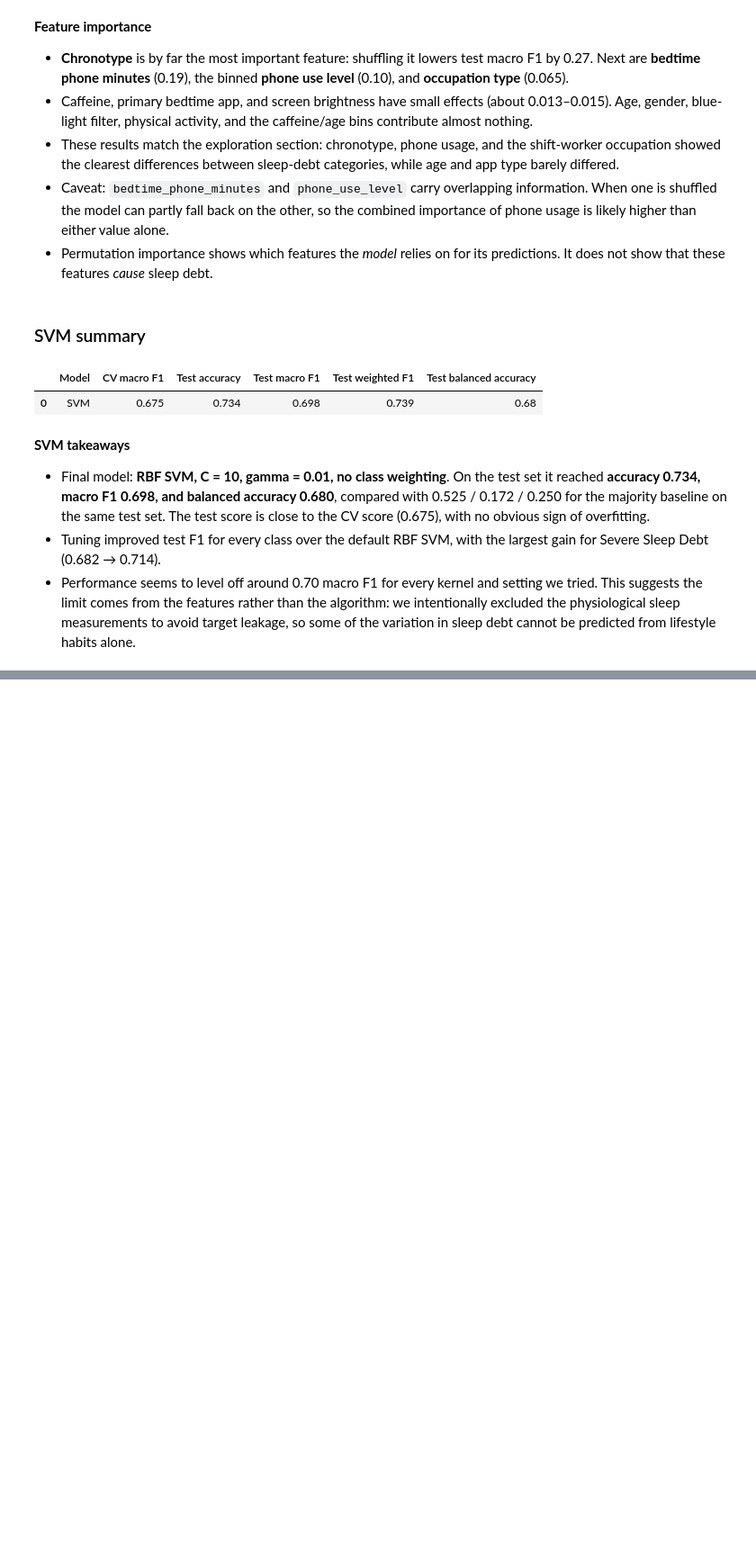
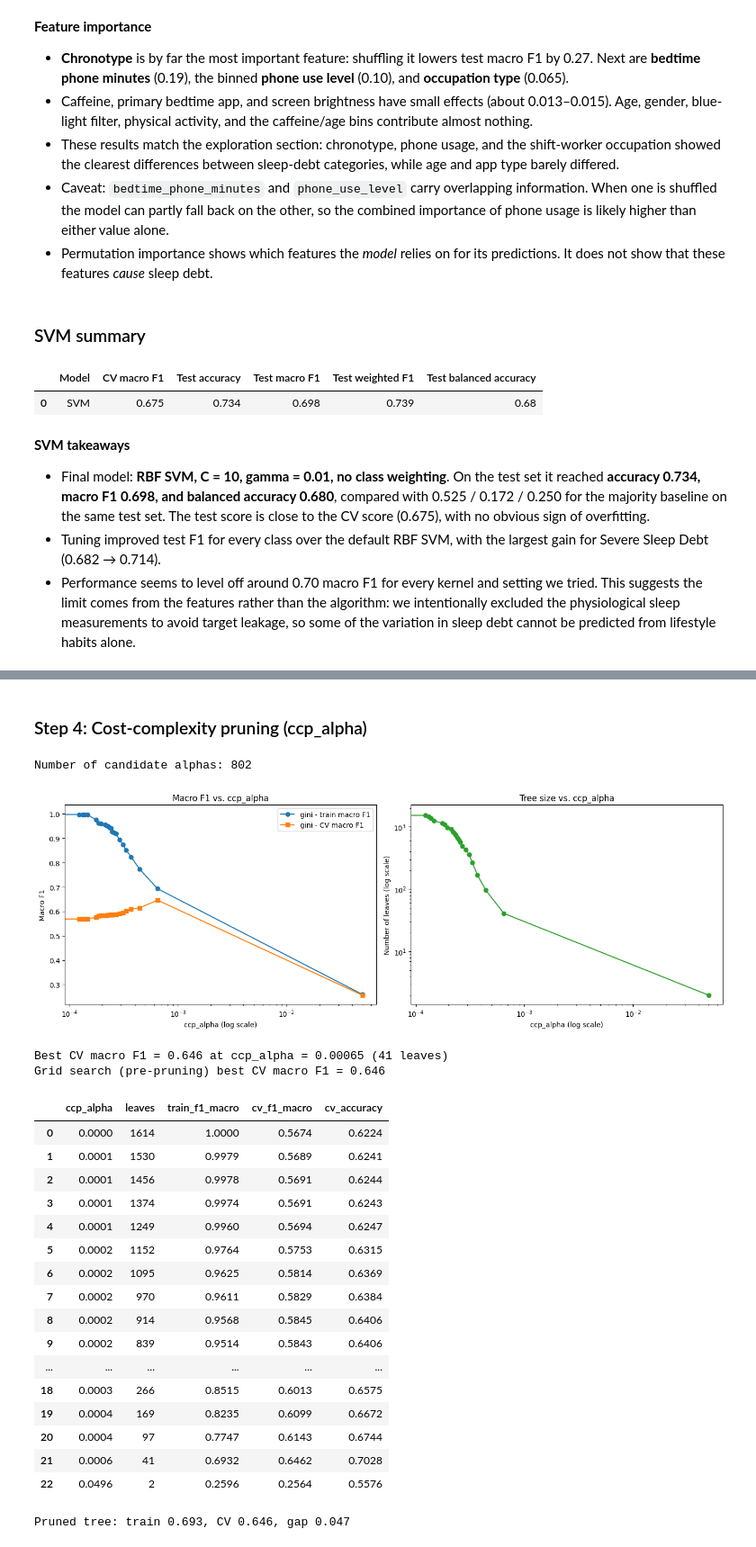
Before and after one commit to amandarinle/ML-SleepDebt-Project, a Jupyter notebook: sleep_debt_project.ipynb, the cells around one changed output, grey strips where cells are left out. Shown at 90% size. Cells and saved outputs as stored; diff of their text form; code cells hidden in the pictures; blank space fills up the shorter version.

```diff
--- a/sleep_debt_project.ipynb
+++ b/sleep_debt_project.ipynb
@@ -1493,0 +1758,78 @@ display(pd.DataFrame([svm_test_results]).drop(columns="Best params").round(3))
+# %% [markdown]
+### Step 4: Cost-complexity pruning (ccp_alpha)
+# %%
+# get candidate alphas from the pruning path of a fully grown tree
+X_train_t = preprocessor.fit_transform(X_train)
+path = DecisionTreeClassifier(criterion="gini", random_state=42).cost_complexity_pruning_path(X_train_t, y_train)
+alphas = path.ccp_alphas[:-1]          # last alpha prunes the tree down to the root
+print("Number of candidate alphas:", len(alphas))
+
+# the path can have hundreds of alphas, so test ~25 spread across it
+candidate_alphas = np.unique(np.quantile(alphas, np.linspace(0, 1, 25)))
+
+ccp_results = []
+for a in candidate_alphas:
+    model = make_tree(criterion="gini", ccp_alpha=a)
+    scores = cross_validate(model, X_train, y_train, cv=cv, scoring=scoring,
+                            return_train_score=True, n_jobs=-1)
+    n_leaves = model.fit(X_train, y_train).named_steps["tree"].get_n_leaves()
+    ccp_results.append({
+        "ccp_alpha": a,
+        "leaves": n_leaves,
+        "train_f1_macro": scores["train_f1_macro"].mean(),
+        "cv_f1_macro": scores["test_f1_macro"].mean(),
+        "cv_accuracy": scores["test_accuracy"].mean(),
+    })
+
+ccp_df = pd.DataFrame(ccp_results)
+
+fig, axes = plt.subplots(1, 2, figsize=(14, 5))
+axes[0].plot(ccp_df["ccp_alpha"], ccp_df["train_f1_macro"], marker="o", label="gini - train macro F1")
+axes[0].plot(ccp_df["ccp_alpha"], ccp_df["cv_f1_macro"], marker="s", label="gini - CV macro F1")
+axes[0].set_xscale("log")
+axes[0].set_title("Macro F1 vs. ccp_alpha")
+axes[0].set_xlabel("ccp_alpha (log scale)")
+axes[0].set_ylabel("Macro F1")
+axes[0].legend()
+
+axes[1].plot(ccp_df["ccp_alpha"], ccp_df["leaves"], marker="o", color="tab:green")
+axes[1].set_xscale("log")
+axes[1].set_yscale("log")
+axes[1].set_title("Tree size vs. ccp_alpha")
+axes[1].set_xlabel("ccp_alpha (log scale)")
+axes[1].set_ylabel("Number of leaves (log scale)")
+plt.tight_layout()
+plt.show()
+
+best_ccp = ccp_df.loc[ccp_df["cv_f1_macro"].idxmax()]
+print(f"Best CV macro F1 = {best_ccp['cv_f1_macro']:.3f} at ccp_alpha = {best_ccp['ccp_alpha']:.5f} "
+      f"({int(best_ccp['leaves'])} leaves)")
+print(f"Grid search (pre-pruning) best CV macro F1 = {tree_grid.best_score_:.3f}")
+display(ccp_df.round(4))
+
+best_row = ccp_df.loc[ccp_df["cv_f1_macro"].idxmax()]
+print(f"Pruned tree: train {best_row['train_f1_macro']:.3f}, CV {best_row['cv_f1_macro']:.3f}, "
+      f"gap {best_row['train_f1_macro'] - best_row['cv_f1_macro']:.3f}")
+# %% [output]
+Number of candidate alphas: 802
+[figure, added]
+Best CV macro F1 = 0.646 at ccp_alpha = 0.00065 (41 leaves)
+Grid search (pre-pruning) best CV macro F1 = 0.646
+|  | ccp_alpha | leaves | train_f1_macro | cv_f1_macro | cv_accuracy |
+| 0 | 0.0000 | 1614 | 1.0000 | 0.5674 | 0.6224 |
+| 1 | 0.0001 | 1530 | 0.9979 | 0.5689 | 0.6241 |
+| 2 | 0.0001 | 1456 | 0.9978 | 0.5691 | 0.6244 |
+| 3 | 0.0001 | 1374 | 0.9974 | 0.5691 | 0.6243 |
+| 4 | 0.0001 | 1249 | 0.9960 | 0.5694 | 0.6247 |
+| 5 | 0.0002 | 1152 | 0.9764 | 0.5753 | 0.6315 |
+| 6 | 0.0002 | 1095 | 0.9625 | 0.5814 | 0.6369 |
+| 7 | 0.0002 | 970 | 0.9611 | 0.5829 | 0.6384 |
+| 8 | 0.0002 | 914 | 0.9568 | 0.5845 | 0.6406 |
+| 9 | 0.0002 | 839 | 0.9514 | 0.5843 | 0.6406 |
+| ... | ... | ... | ... | ... | ... |
+| 18 | 0.0003 | 266 | 0.8515 | 0.6013 | 0.6575 |
+| 19 | 0.0004 | 169 | 0.8235 | 0.6099 | 0.6672 |
+| 20 | 0.0004 | 97 | 0.7747 | 0.6143 | 0.6744 |
+| 21 | 0.0006 | 41 | 0.6932 | 0.6462 | 0.7028 |
+| 22 | 0.0496 | 2 | 0.2596 | 0.2564 | 0.5576 |
+Pruned tree: train 0.693, CV 0.646, gap 0.047
```
Also changed, not shown: parts of 48 cells of this notebook.
